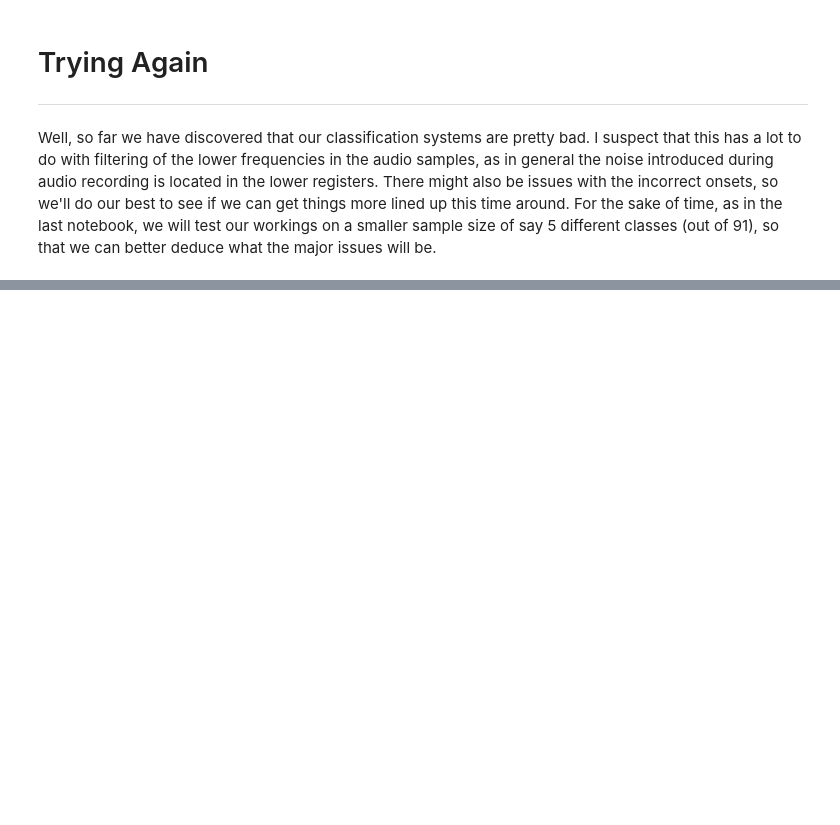
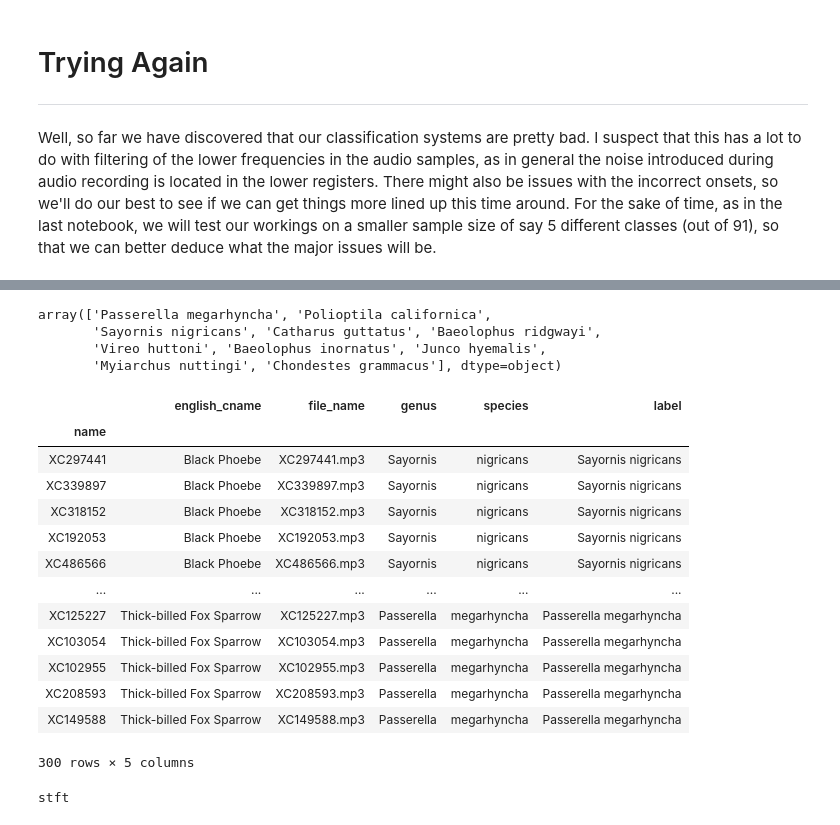
Before and after one commit to bbjornstad-flatiron/flatiron-mod5-project, a Jupyter notebook: trying_again.ipynb, the cells around one changed output, grey strips where cells are left out. Drawn from its saved outputs; the diff is of its cells as text; code cells hidden in the pictures; blank space fills up the shorter version.

```diff
--- a/trying_again.ipynb
+++ b/trying_again.ipynb
@@ -24,0 +78,26 @@ sns.set_context('talk')
+# %%
+sample_labels
+# %% [output]
+array(['Passerella megarhyncha', 'Polioptila californica',
+       'Sayornis nigricans', 'Catharus guttatus', 'Baeolophus ridgwayi',
+       'Vireo huttoni', 'Baeolophus inornatus', 'Junco hyemalis',
+       'Myiarchus nuttingi', 'Chondestes grammacus'], dtype=object)
+# %%
+bird_index_sample = bird_index_clean.loc[bird_index_clean.label.isin(sample_labels)]
+# %%
+bird_index_sample
+# %% [output]
+|  | english_cname | file_name | genus | species | label |
+| name |  |  |  |  |  |
+| XC297441 | Black Phoebe | XC297441.mp3 | Sayornis | nigricans | Sayornis nigricans |
+| XC339897 | Black Phoebe | XC339897.mp3 | Sayornis | nigricans | Sayornis nigricans |
+| XC318152 | Black Phoebe | XC318152.mp3 | Sayornis | nigricans | Sayornis nigricans |
+| XC192053 | Black Phoebe | XC192053.mp3 | Sayornis | nigricans | Sayornis nigricans |
+| XC486566 | Black Phoebe | XC486566.mp3 | Sayornis | nigricans | Sayornis nigricans |
+| ... | ... | ... | ... | ... | ... |
+| XC125227 | Thick-billed Fox Sparrow | XC125227.mp3 | Passerella | megarhyncha | Passerella megarhyncha |
+| XC103054 | Thick-billed Fox Sparrow | XC103054.mp3 | Passerella | megarhyncha | Passerella megarhyncha |
+| XC102955 | Thick-billed Fox Sparrow | XC102955.mp3 | Passerella | megarhyncha | Passerella megarhyncha |
+| XC208593 | Thick-billed Fox Sparrow | XC208593.mp3 | Passerella | megarhyncha | Passerella megarhyncha |
+| XC149588 | Thick-billed Fox Sparrow | XC149588.mp3 | Passerella | megarhyncha | Passerella megarhyncha |
+300 rows × 5 columns
@@ -24,0 +108,4 @@ sns.set_context('talk')
+# %%
+be.batch_extract_features(['stft'], results_folder='feature_extraction_sample/')
+# %% [output]
+stft
```
Also changed, not shown: parts of 17 cells of this notebook, 30 other files.
